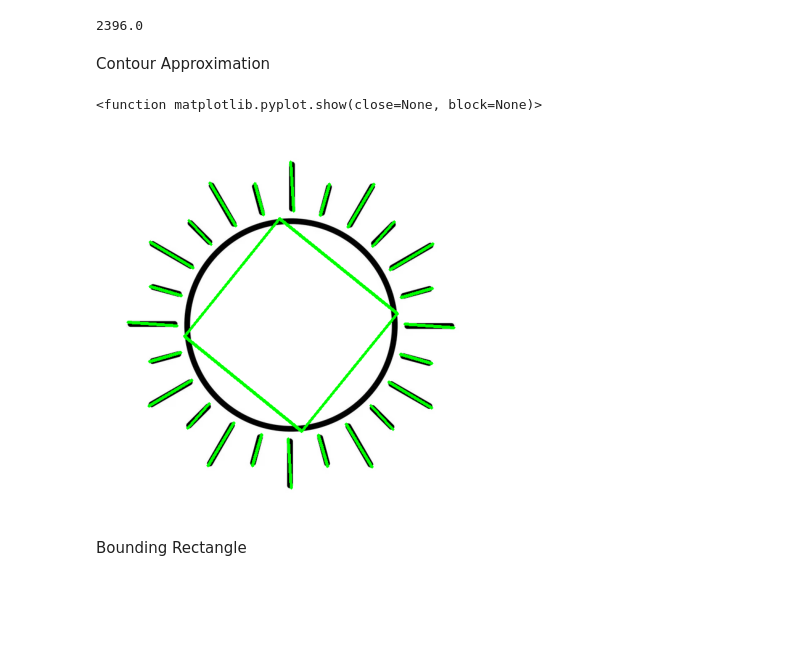
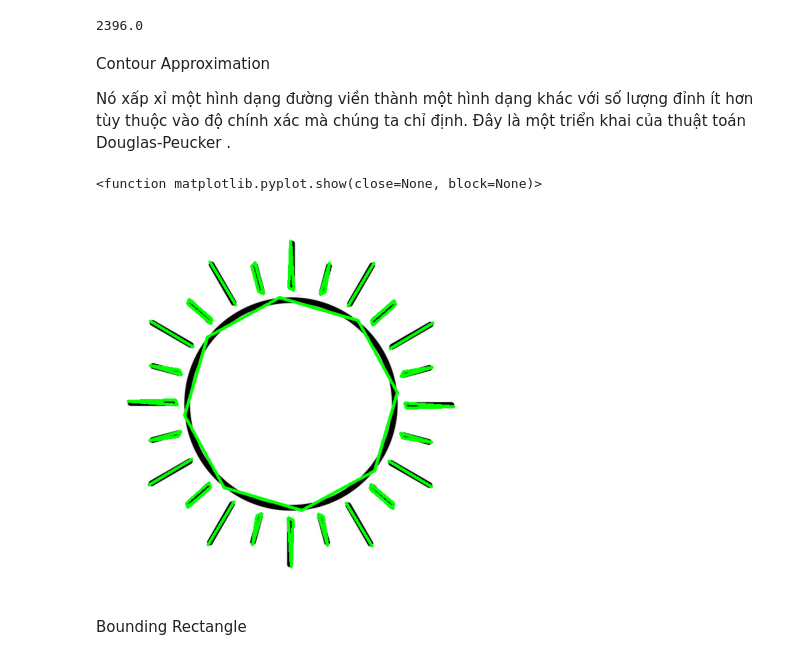
Before and after one commit to pduy395/intern, a Jupyter notebook: Image Processing in OpenCV/Contour Detection.ipynb, the cells around one changed output. Drawn from its saved outputs; the diff is of its cells as text; code cells hidden in the pictures; blank space fills up the shorter version.

```diff
--- a/Image Processing in OpenCV/Contour Detection.ipynb
+++ b/Image Processing in OpenCV/Contour Detection.ipynb
@@ -133,33 +140,35 @@ perimeter = cv2.arcLength(cnt,True)
 print(perimeter)
 # %% [output]
 2396.0
-# %% [markdown]
-Contour Approximation
+# %% [markdown]
+Contour Approximation
+
+Nó xấp xỉ một hình dạng đường viền thành một hình dạng khác với số lượng đỉnh ít hơn tùy thuộc vào độ chính xác mà chúng ta chỉ định. Đây là một triển khai của thuật toán Douglas-Peucker .
 # %%
-epsilon = 0.1*cv2.arcLength(cnt,True)
+epsilon = 0.5*cv2.arcLength(cnt,True)
 approx = cv2.approxPolyDP(cnt,epsilon,True)
 # %%
 contours, _ = cv2.findContours(edges, cv2.RETR_EXTERNAL, cv2.CHAIN_APPROX_SIMPLE)
 
 image_copy = image.copy()
 # Duyệt qua từng đường viền tìm được
 for cnt in contours:
     # Tính chu vi của đường viền
-    epsilon = 0.1 * cv2.arcLength(cnt, True)
+    epsilon = 0.044 * cv2.arcLength(cnt, True)
 
     # Xấp xỉ đường viền thành đa giác
     approx = cv2.approxPolyDP(cnt, epsilon, True)
 
     # Vẽ đa giác xấp xỉ lên ảnh
     cv2.drawContours(image_copy, [approx], -1, (0, 255, 0), 3)
 
 # Hiển thị ảnh với các đường viền xấp xỉ
 plt.imshow(image_copy[:,:,::-1])
 plt.axis('off')
 plt.show
 # %% [output]
 <function matplotlib.pyplot.show(close=None, block=None)>
-[figure, old version]
+[figure, new version]
 # %% [markdown]
 Bounding Rectangle
 # %%
```
Also changed, not shown: 5 other files.
